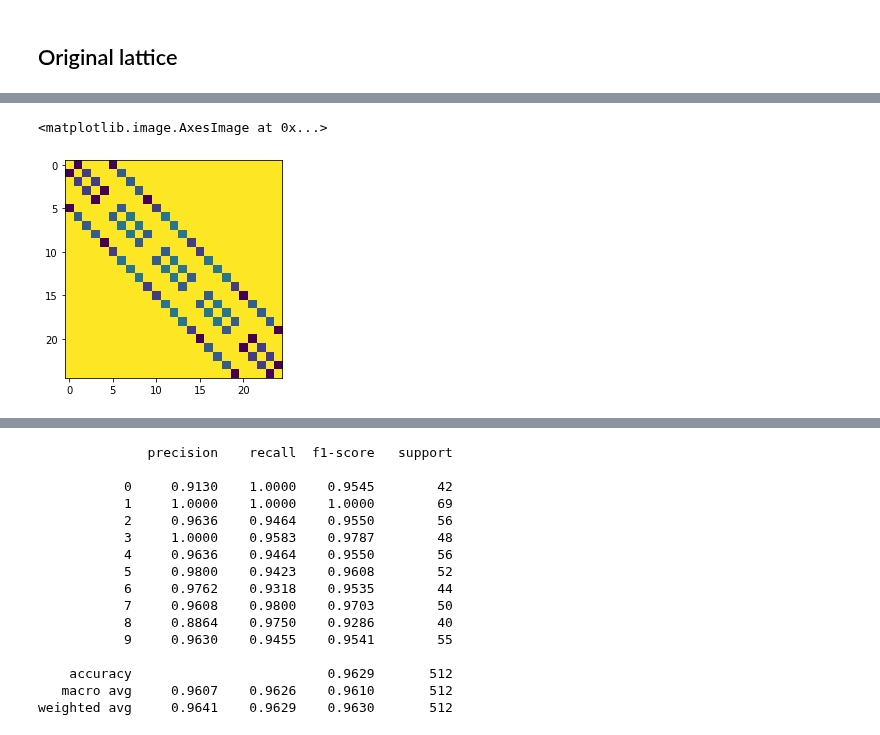
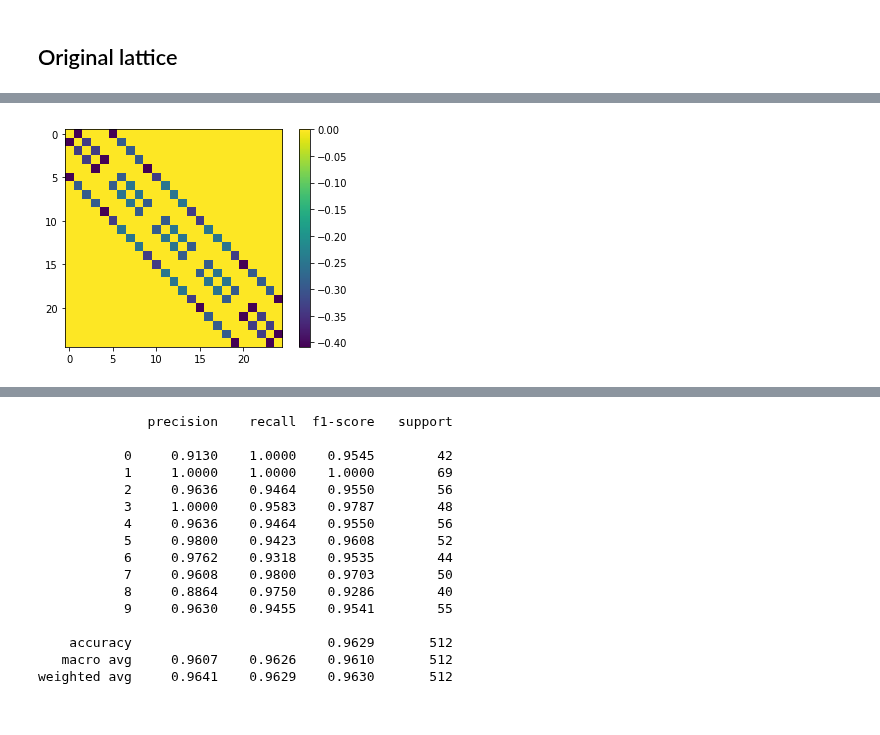
Before and after one commit to Axeln78/SpectralDGL, a Jupyter notebook: Chebnet on MNIST/laplacianprediction.ipynb, the cells around one changed output, grey strips where cells are left out. Cells and saved outputs as stored; diff of their text form; code cells hidden in the pictures.

```diff
--- a/Chebnet on MNIST/laplacianprediction.ipynb
+++ b/Chebnet on MNIST/laplacianprediction.ipynb
@@ -127,7 +127,6 @@ The iterable function was deprecated in Matplotlib 3.1 and will be removed in 3.
-# %%
-L = normalized_laplacian(g)
-plt.imshow(L.to_dense(),cmap='viridis')
-plt.colorbar()
-# %% [output]
-<matplotlib.image.AxesImage at 0x...>
-[figure, removed]
+# %%
+from ninja import Gspyplot, GeigplotH, GeigplotL
+
+L = Gspyplot(g)
+# %% [output]
+[figure, added]
```
Also changed, not shown: parts of 17 cells of this notebook.
